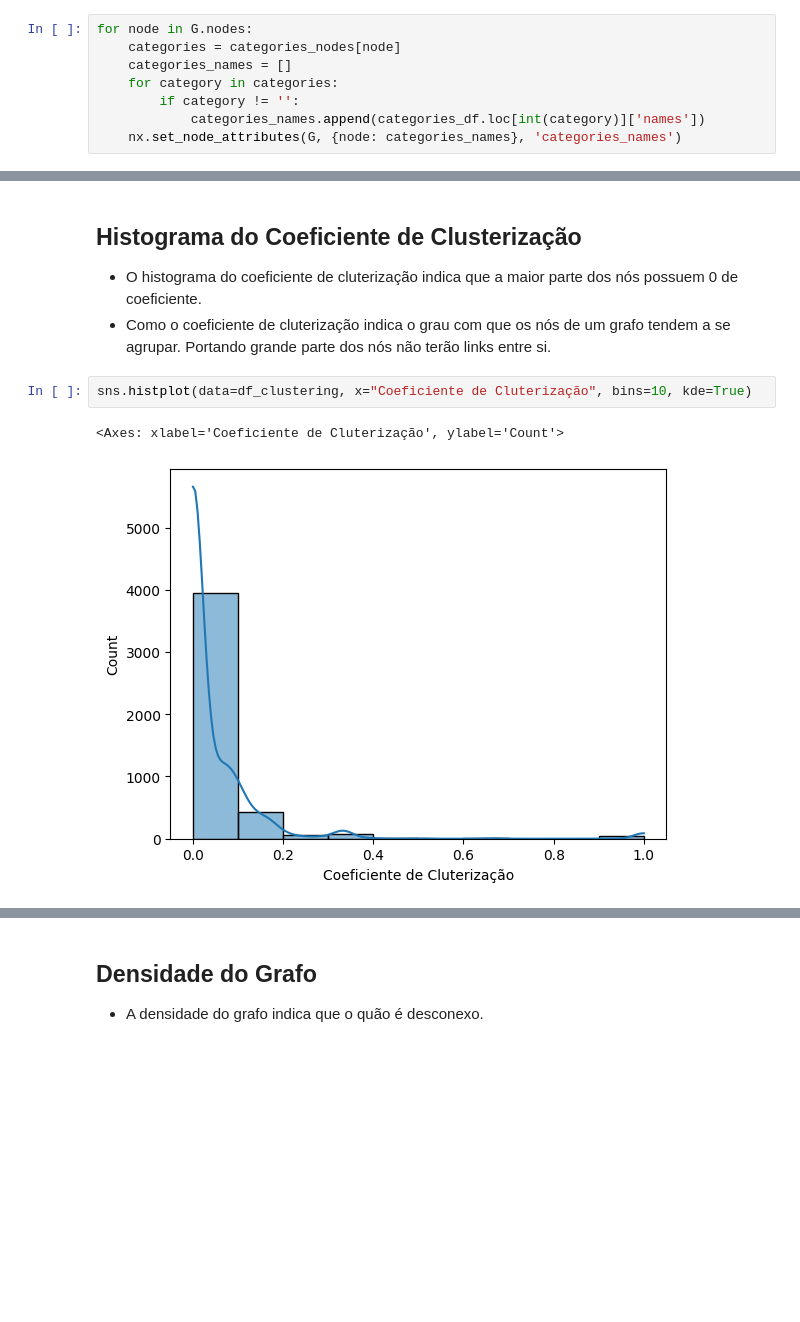
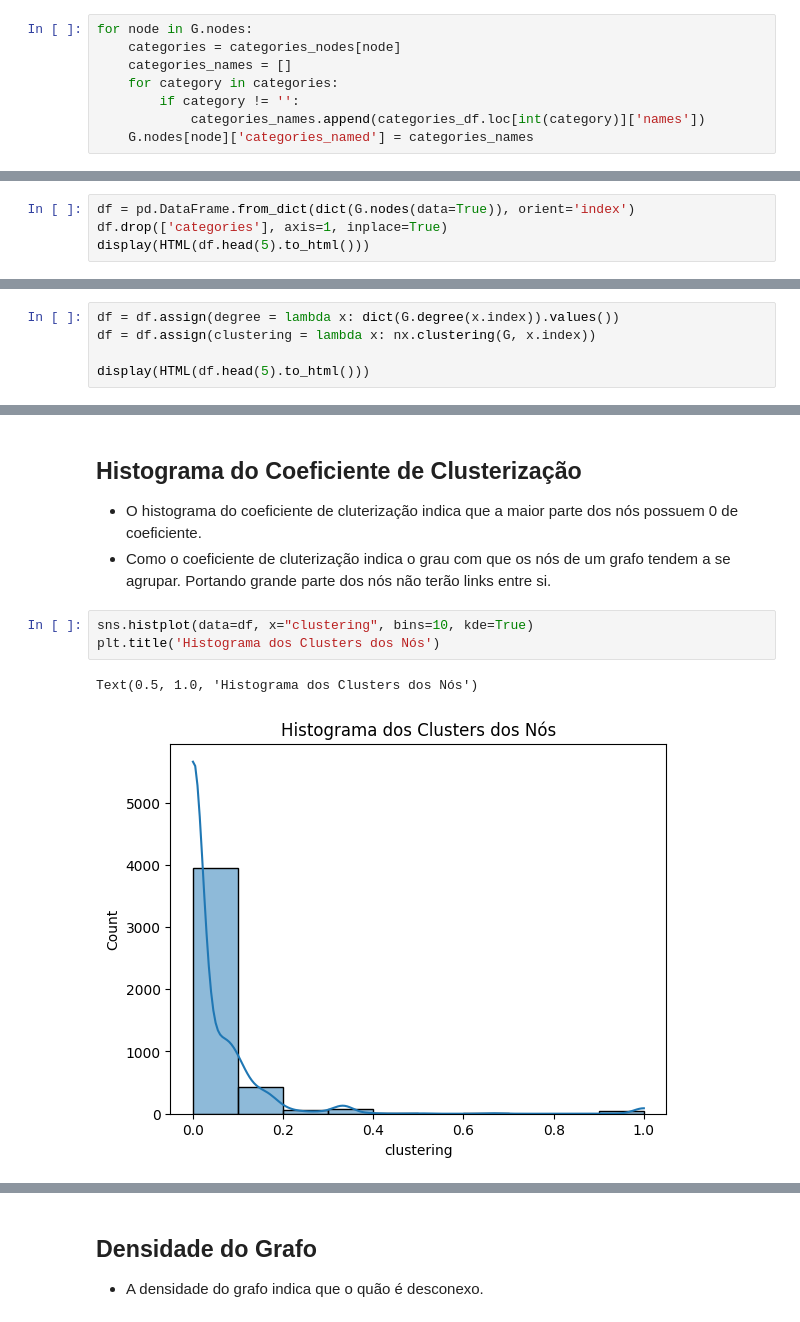
Before and after one commit to rwc2408/CienciadasRedes, a Jupyter notebook: Desafio 01/Desafio01_AnaliseExploratoria.ipynb, the cells around one changed output, grey strips where cells are left out. Drawn from its saved outputs; the diff is of its cells as text; blank space fills up the shorter version.

```diff
--- a/Desafio 01/Desafio01_AnaliseExploratoria.ipynb
+++ b/Desafio 01/Desafio01_AnaliseExploratoria.ipynb
@@ -58,4 +59,4 @@ for node in G.nodes:
     for category in categories:
         if category != '':
             categories_names.append(categories_df.loc[int(category)]['names'])
-    nx.set_node_attributes(G, {node: categories_names}, 'categories_names')
+    G.nodes[node]['categories_named'] = categories_names
@@ -84,0 +63,4 @@ Lou Iezzi & Sons Auto ['Towing', 'Auto Glass Services', 'Smog Che
+# %%
+df = pd.DataFrame.from_dict(dict(G.nodes(data=True)), orient='index')
+df.drop(['categories'], axis=1, inplace=True)
+display(HTML(df.head(5).to_html()))
@@ -102,0 +80,5 @@ df_clustering = pd.DataFrame.from_dict(list_clustering)
+# %%
+df = df.assign(degree = lambda x: dict(G.degree(x.index)).values())
+df = df.assign(clustering = lambda x: nx.clustering(G, x.index))
+
+display(HTML(df.head(5).to_html()))
@@ -114,7 +103,8 @@ Text(0.5, 1.0, 'Histograma dos Graus dos Nós')
 -   O histograma do coeficiente de cluterização indica que a maior parte dos nós possuem 0 de coeficiente.
 -   Como o coeficiente de cluterização indica o grau com que os nós de um grafo tendem a se agrupar. Portando grande parte dos nós não terão links entre si.
 # %%
-sns.histplot(data=df_clustering, x="Coeficiente de Cluterização", bins=10, kde=True)
+sns.histplot(data=df, x="clustering", bins=10, kde=True)
+plt.title('Histograma dos Clusters dos Nós')
 # %% [output]
-<Axes: xlabel='Coeficiente de Cluterização', ylabel='Count'>
+Text(0.5, 1.0, 'Histograma dos Clusters dos Nós')
-[figure, old version]
+[figure, new version]
```
Also changed, not shown: parts of 18 cells of this notebook, 1 other file.
